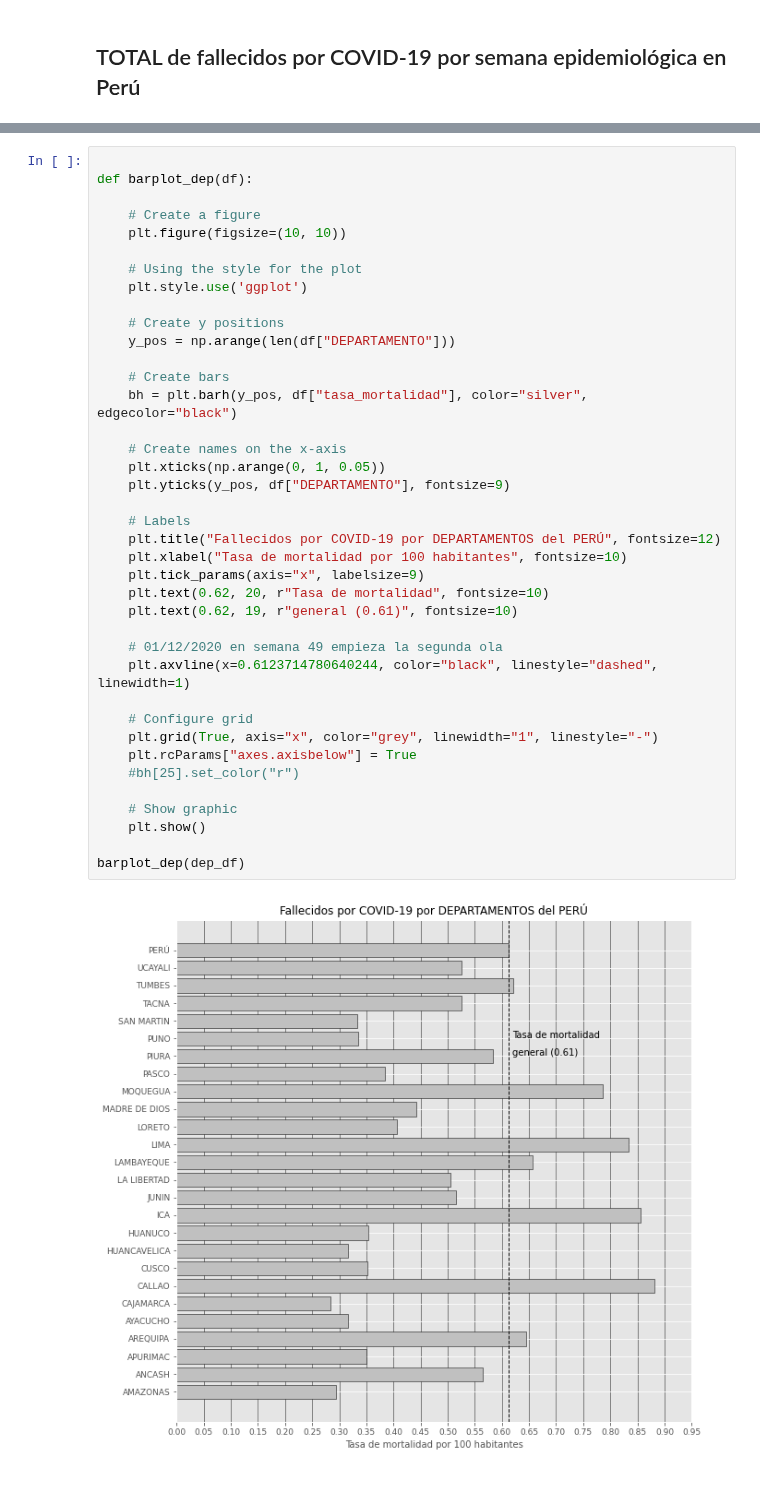
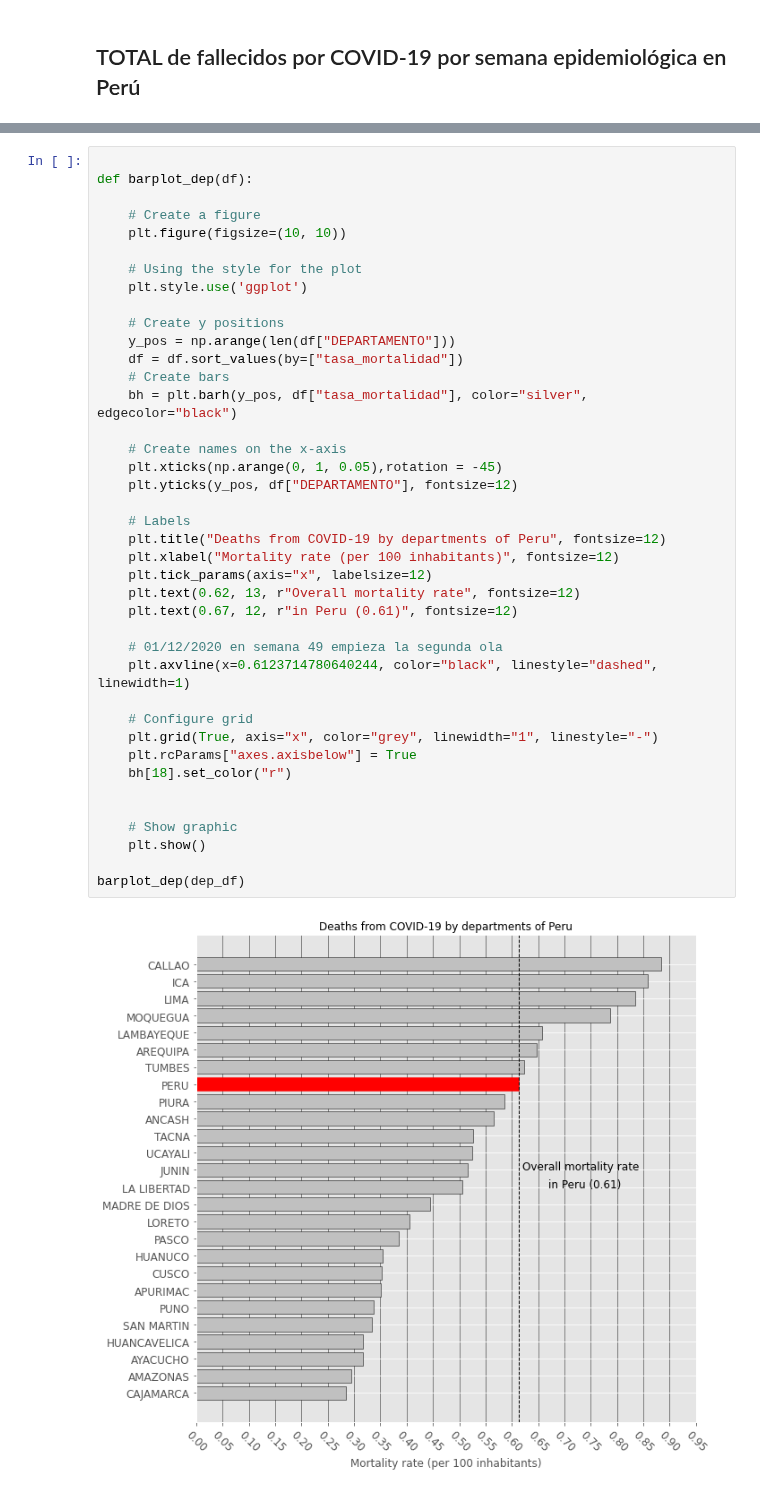
Before and after one commit to xxotto/covid19-Peru, a Jupyter notebook: 3_graphs.ipynb, the cells around one changed output, grey strips where cells are left out. Cells and saved outputs as stored; diff of their text form.

```diff
--- a/3_graphs.ipynb
+++ b/3_graphs.ipynb
@@ -160,40 +180,41 @@ barplot_epi(epi_df)
 
 def barplot_dep(df):
 
     # Create a figure
     plt.figure(figsize=(10, 10))
 
     # Using the style for the plot
     plt.style.use('ggplot')
 
     # Create y positions
     y_pos = np.arange(len(df["DEPARTAMENTO"]))
-
+    df = df.sort_values(by=["tasa_mortalidad"])
     # Create bars
     bh = plt.barh(y_pos, df["tasa_mortalidad"], color="silver", edgecolor="black")
 
     # Create names on the x-axis
-    plt.xticks(np.arange(0, 1, 0.05))
-    plt.yticks(y_pos, df["DEPARTAMENTO"], fontsize=9)
+    plt.xticks(np.arange(0, 1, 0.05),rotation = -45)
+    plt.yticks(y_pos, df["DEPARTAMENTO"], fontsize=12)
 
     # Labels
-    plt.title("Fallecidos por COVID-19 por DEPARTAMENTOS del PERÚ", fontsize=12)
-    plt.xlabel("Tasa de mortalidad por 100 habitantes", fontsize=10)
-    plt.tick_params(axis="x", labelsize=9)
-    plt.text(0.62, 20, r"Tasa de mortalidad", fontsize=10)
-    plt.text(0.62, 19, r"general (0.61)", fontsize=10)
+    plt.title("Deaths from COVID-19 by departments of Peru", fontsize=12)
+    plt.xlabel("Mortality rate (per 100 inhabitants)", fontsize=12)
+    plt.tick_params(axis="x", labelsize=12)
+    plt.text(0.62, 13, r"Overall mortality rate", fontsize=12)
+    plt.text(0.67, 12, r"in Peru (0.61)", fontsize=12)
 
     # 01/12/2020 en semana 49 empieza la segunda ola
     plt.axvline(x=0.6123714780640244, color="black", linestyle="dashed", linewidth=1)
 
     # Configure grid
     plt.grid(True, axis="x", color="grey", linewidth="1", linestyle="-")
     plt.rcParams["axes.axisbelow"] = True
-    #bh[25].set_color("r")
+    bh[18].set_color("r")
+
 
     # Show graphic
     plt.show()
 
 barplot_dep(dep_df)
 # %% [output]
-[figure, old version]
+[figure, new version]
```
Also changed, not shown: parts of 4 cells of this notebook, 8 other files.
